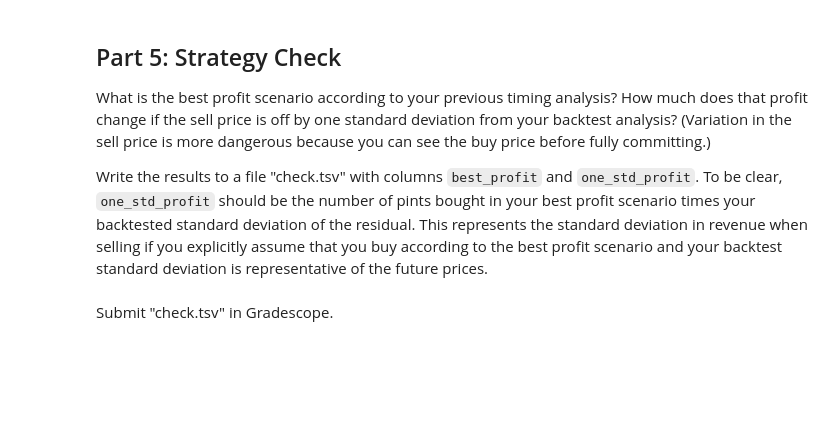
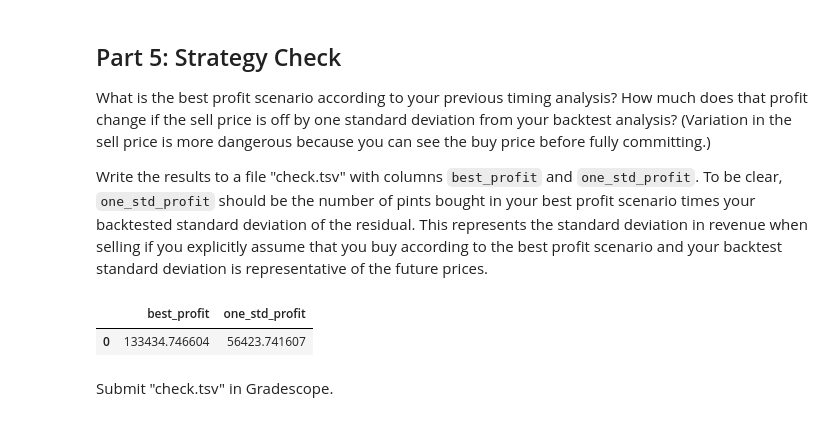
Before and after one commit to calebhadley1/AI_in_the_Field_Coursework, a Jupyter notebook: Week 2/dx704-project-02.ipynb, the cells around one changed output. Saved outputs shown, nothing was run; the diff lists cells and outputs as text; code cells hidden in the pictures; blank space fills up the shorter version.

```diff
--- a/Week 2/dx704-project-02.ipynb
+++ b/Week 2/dx704-project-02.ipynb
@@ -501,0 +498,14 @@ This represents the standard deviation in revenue when selling if you explicitly
+# %%
+best_profit = timings.loc[0, 'expected_profit']
+pints_purchased = timings.loc[0, 'pints_purchased']
+
+one_std_profit = pints_purchased * residuals_std
+
+check = pd.DataFrame({
+    'best_profit': [best_profit],
+    'one_std_profit': [one_std_profit]
+})
+check
+# %% [output]
+|  | best_profit | one_std_profit |
+| 0 | 133434.746604 | 56423.741607 |
```
Also changed, not shown: parts of 2 cells of this notebook, 1 other file.
